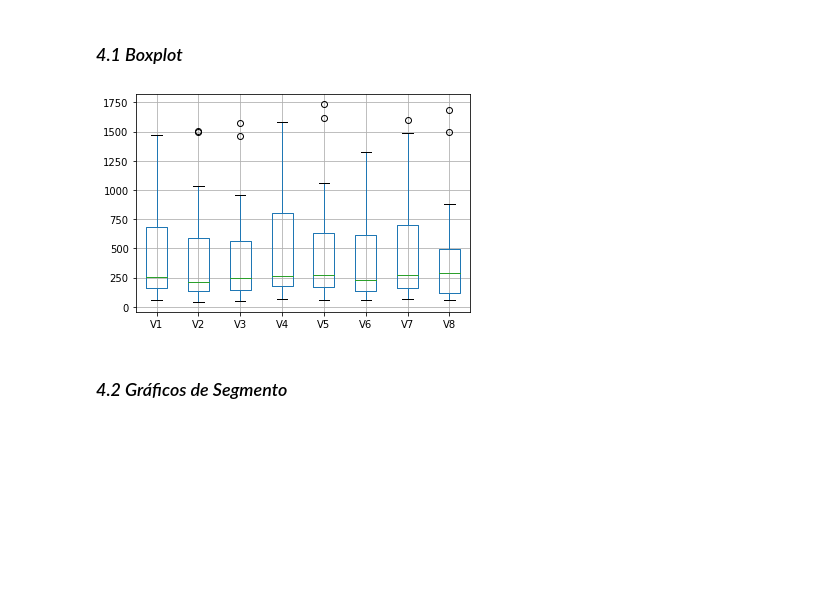
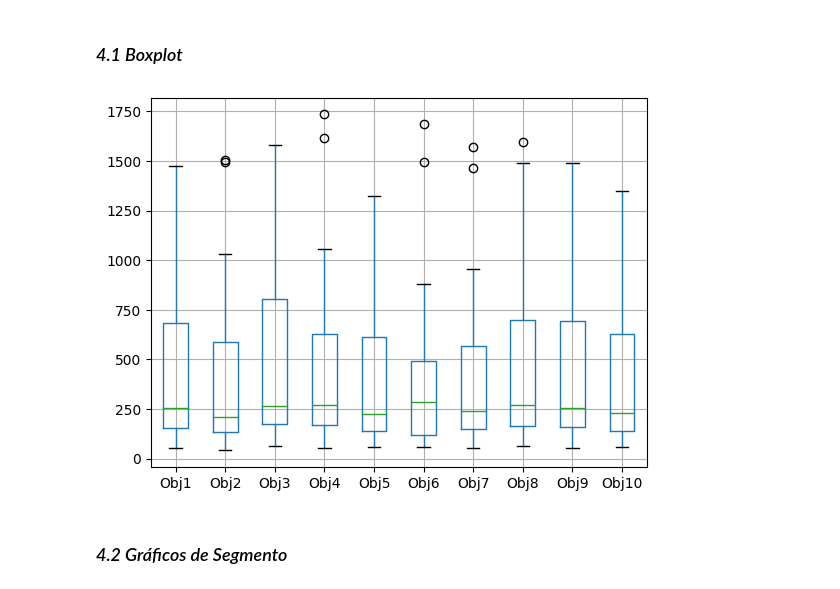
Before and after one commit to jpscard/I2A2_AI_Industry_Desafios, a Jupyter notebook: I2A2_Desafio_1_Analise_de_Equipamento_Defeituoso.ipynb, the cells around one changed output. Cells and saved outputs as stored; diff of their text form; code cells hidden in the pictures; blank space fills up the shorter version.

```diff
--- a/I2A2_Desafio_1_Analise_de_Equipamento_Defeituoso.ipynb
+++ b/I2A2_Desafio_1_Analise_de_Equipamento_Defeituoso.ipynb
@@ -143,10 +148,10 @@ df.duplicated().sum()
 ## *4. Análise exploratória dos dados*
 # %% [markdown]
 ### *4.1 Boxplot*
-# %%
-boxplot = df.boxplot(column=['V1', 'V2', 'V3', 'V4', 'V5', 'V6', 'V7', 'V8'], patch_artist=False)
-# %% [output]
-[figure, removed]
+# %%
+boxplot = df.boxplot(column=['Obj1', 'Obj2', 'Obj3', 'Obj4', 'Obj5', 'Obj6', 'Obj7', 'Obj8', 'Obj9', 'Obj10'], patch_artist=False)
+# %% [output]
+[figure, added]
 # %% [markdown]
 ### *4.2 Gráficos de Segmento*
 # %%
```
Also changed, not shown: parts of 15 cells of this notebook.
